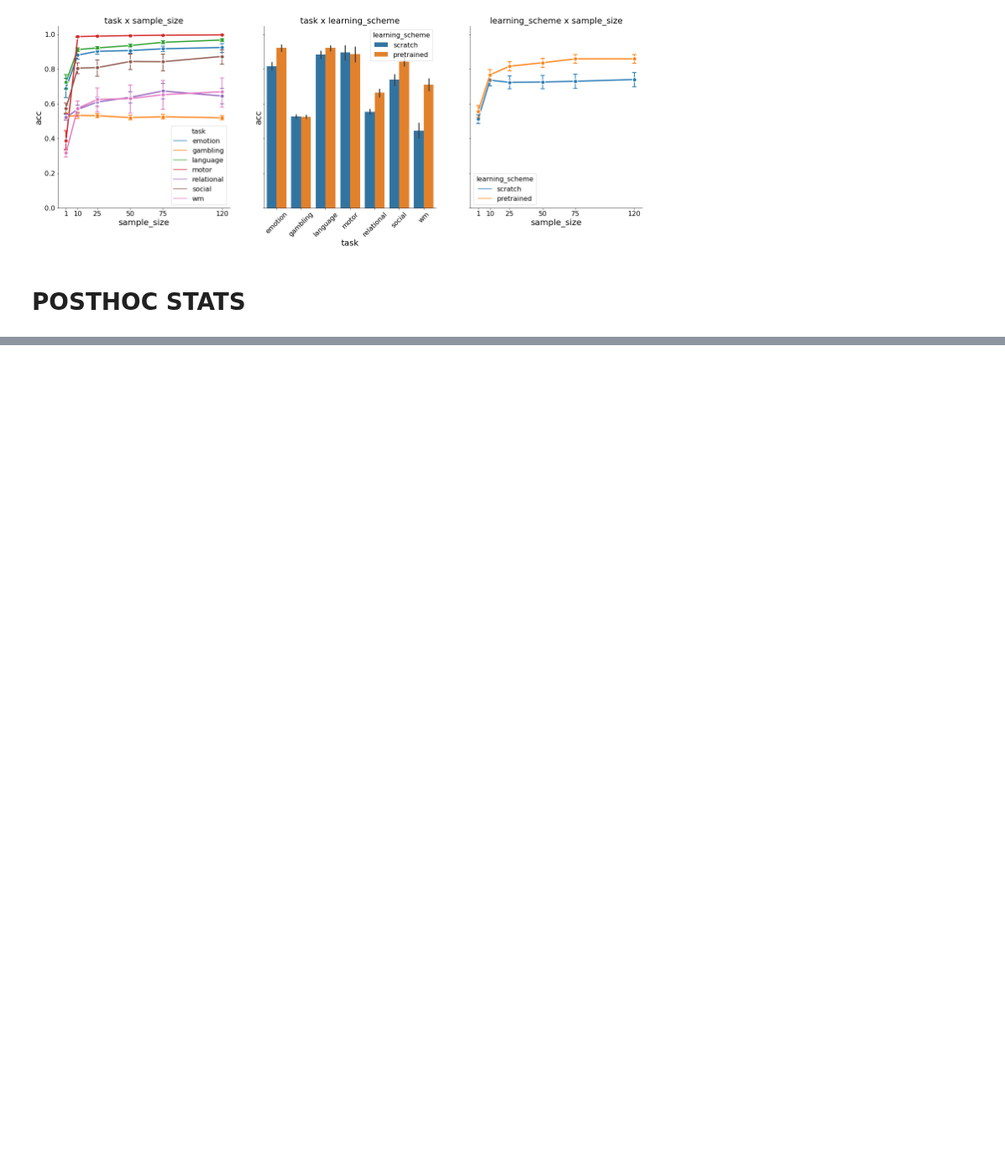
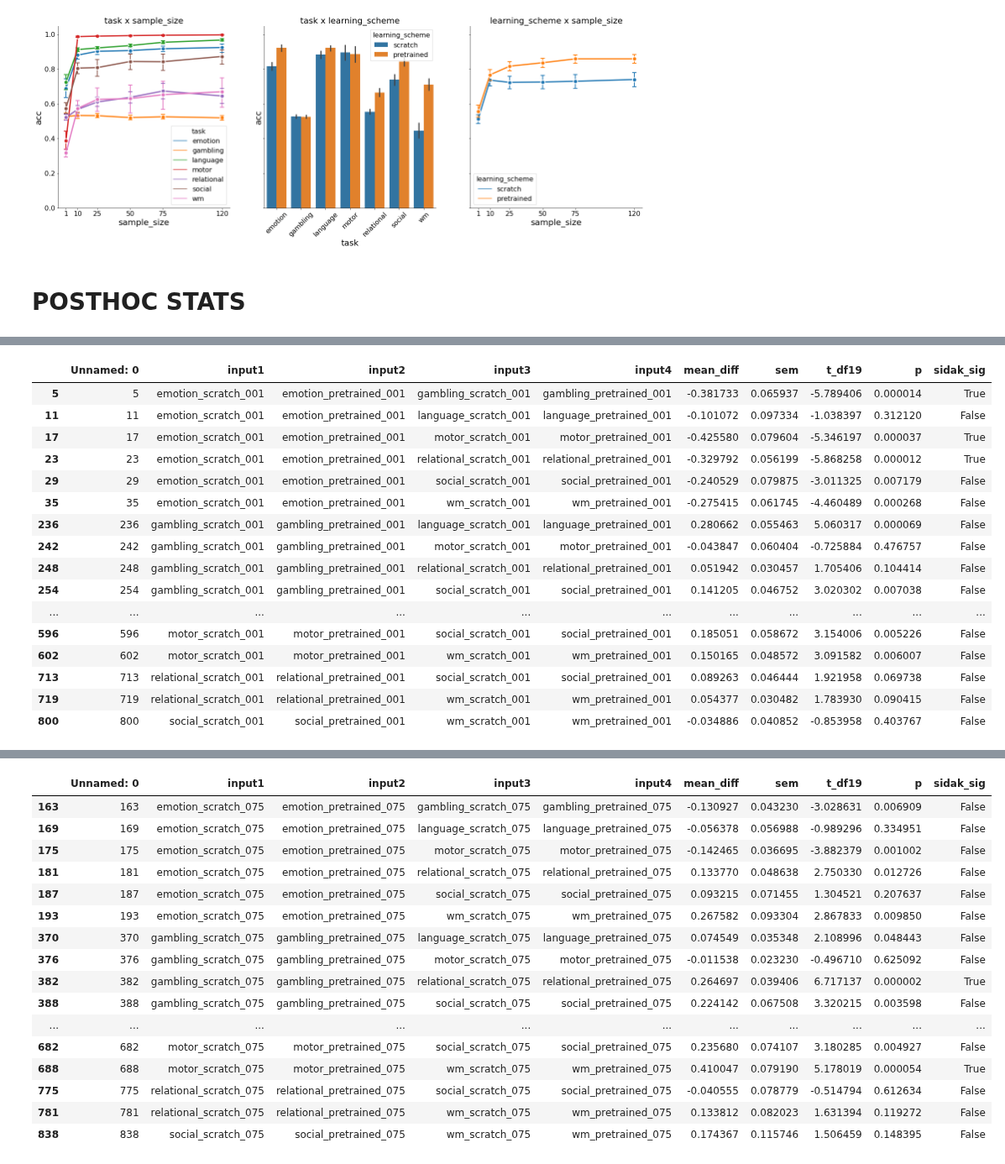
Before and after one commit to PhilippS893/thesis_code_and_analyses, a Jupyter notebook: 04_transfer_learning/analyse_tl.ipynb, the cells around one changed output, grey strips where cells are left out. Shown at 84% size. Drawn from its saved outputs; the diff is of its cells as text; code cells hidden in the pictures; blank space fills up the shorter version.

```diff
--- a/04_transfer_learning/analyse_tl.ipynb
+++ b/04_transfer_learning/analyse_tl.ipynb
@@ -565,0 +626,9 @@ df_posthoc
+# %%
+df = pd.read_csv("stats/pairwise-posthoc_task-scheme-size.csv")
+# %%
+test = 1-(1-.05)**(1/(36))
+# %%
+for i, j in enumerate(tasks):
+    this = df[(df.input1.str.contains(f"{j}_scratch")) & (df.input2.str.contains(f"{j}_pretrained"))].copy()
+    this["sidak_sig"] = this.p < test
+    display(this)
@@ -565,0 +755,23 @@ df_posthoc
+# %%
+df = pd.read_csv("stats/pairwise-posthoc_task-scheme-size_inter.csv")
+
+for i in sample_sizes:
+    display(df[(df.input1.str.contains(f"{i:03d}")) & (df.input2.str.contains(f"{i:03d}")) & (df.input3.str.contains(f"{i:03d}")) & (df.input4.str.contains(f"{i:03d}"))])
+# %% [output]
+|  | Unnamed: 0 | input1 | input2 | input3 | input4 | mean_diff | sem | t_df19 | p | sidak_sig |
+| 5 | 5 | emotion_scratch_001 | emotion_pretrained_001 | gambling_scratch_001 | gambling_pretrained_001 | -0.381733 | 0.065937 | -5.789406 | 0.000014 | True |
+| 11 | 11 | emotion_scratch_001 | emotion_pretrained_001 | language_scratch_001 | language_pretrained_001 | -0.101072 | 0.097334 | -1.038397 | 0.312120 | False |
+| 17 | 17 | emotion_scratch_001 | emotion_pretrained_001 | motor_scratch_001 | motor_pretrained_001 | -0.425580 | 0.079604 | -5.346197 | 0.000037 | True |
+| 23 | 23 | emotion_scratch_001 | emotion_pretrained_001 | relational_scratch_001 | relational_pretrained_001 | -0.329792 | 0.056199 | -5.868258 | 0.000012 | True |
+| 29 | 29 | emotion_scratch_001 | emotion_pretrained_001 | social_scratch_001 | social_pretrained_001 | -0.240529 | 0.079875 | -3.011325 | 0.007179 | False |
+| 35 | 35 | emotion_scratch_001 | emotion_pretrained_001 | wm_scratch_001 | wm_pretrained_001 | -0.275415 | 0.061745 | -4.460489 | 0.000268 | False |
+| 236 | 236 | gambling_scratch_001 | gambling_pretrained_001 | language_scratch_001 | language_pretrained_001 | 0.280662 | 0.055463 | 5.060317 | 0.000069 | False |
+| 242 | 242 | gambling_scratch_001 | gambling_pretrained_001 | motor_scratch_001 | motor_pretrained_001 | -0.043847 | 0.060404 | -0.725884 | 0.476757 | False |
+| 248 | 248 | gambling_scratch_001 | gambling_pretrained_001 | relational_scratch_001 | relational_pretrained_001 | 0.051942 | 0.030457 | 1.705406 | 0.104414 | False |
+| 254 | 254 | gambling_scratch_001 | gambling_pretrained_001 | social_scratch_001 | social_pretrained_001 | 0.141205 | 0.046752 | 3.020302 | 0.007038 | False |
+| ... | ... | ... | ... | ... | ... | ... | ... | ... | ... | ... |
+| 596 | 596 | motor_scratch_001 | motor_pretrained_001 | social_scratch_001 | social_pretrained_001 | 0.185051 | 0.058672 | 3.154006 | 0.005226 | False |
+| 602 | 602 | motor_scratch_001 | motor_pretrained_001 | wm_scratch_001 | wm_pretrained_001 | 0.150165 | 0.048572 | 3.091582 | 0.006007 | False |
+| 713 | 713 | relational_scratch_001 | relational_pretrained_001 | social_scratch_001 | social_pretrained_001 | 0.089263 | 0.046444 | 1.921958 | 0.069738 | False |
+| 719 | 719 | relational_scratch_001 | relational_pretrained_001 | wm_scratch_001 | wm_pretrained_001 | 0.054377 | 0.030482 | 1.783930 | 0.090415 | False |
+| 800 | 800 | social_scratch_001 | social_pretrained_001 | wm_scratch_001 | wm_pretrained_001 | -0.034886 | 0.040852 | -0.853958 | 0.403767 | False |
@@ -565,0 +829,17 @@ df_posthoc
+|  | Unnamed: 0 | input1 | input2 | input3 | input4 | mean_diff | sem | t_df19 | p | sidak_sig |
+| 163 | 163 | emotion_scratch_075 | emotion_pretrained_075 | gambling_scratch_075 | gambling_pretrained_075 | -0.130927 | 0.043230 | -3.028631 | 0.006909 | False |
+| 169 | 169 | emotion_scratch_075 | emotion_pretrained_075 | language_scratch_075 | language_pretrained_075 | -0.056378 | 0.056988 | -0.989296 | 0.334951 | False |
+| 175 | 175 | emotion_scratch_075 | emotion_pretrained_075 | motor_scratch_075 | motor_pretrained_075 | -0.142465 | 0.036695 | -3.882379 | 0.001002 | False |
+| 181 | 181 | emotion_scratch_075 | emotion_pretrained_075 | relational_scratch_075 | relational_pretrained_075 | 0.133770 | 0.048638 | 2.750330 | 0.012726 | False |
+| 187 | 187 | emotion_scratch_075 | emotion_pretrained_075 | social_scratch_075 | social_pretrained_075 | 0.093215 | 0.071455 | 1.304521 | 0.207637 | False |
+| 193 | 193 | emotion_scratch_075 | emotion_pretrained_075 | wm_scratch_075 | wm_pretrained_075 | 0.267582 | 0.093304 | 2.867833 | 0.009850 | False |
+| 370 | 370 | gambling_scratch_075 | gambling_pretrained_075 | language_scratch_075 | language_pretrained_075 | 0.074549 | 0.035348 | 2.108996 | 0.048443 | False |
+| 376 | 376 | gambling_scratch_075 | gambling_pretrained_075 | motor_scratch_075 | motor_pretrained_075 | -0.011538 | 0.023230 | -0.496710 | 0.625092 | False |
+| 382 | 382 | gambling_scratch_075 | gambling_pretrained_075 | relational_scratch_075 | relational_pretrained_075 | 0.264697 | 0.039406 | 6.717137 | 0.000002 | True |
+| 388 | 388 | gambling_scratch_075 | gambling_pretrained_075 | social_scratch_075 | social_pretrained_075 | 0.224142 | 0.067508 | 3.320215 | 0.003598 | False |
+| ... | ... | ... | ... | ... | ... | ... | ... | ... | ... | ... |
+| 682 | 682 | motor_scratch_075 | motor_pretrained_075 | social_scratch_075 | social_pretrained_075 | 0.235680 | 0.074107 | 3.180285 | 0.004927 | False |
+| 688 | 688 | motor_scratch_075 | motor_pretrained_075 | wm_scratch_075 | wm_pretrained_075 | 0.410047 | 0.079190 | 5.178019 | 0.000054 | True |
+| 775 | 775 | relational_scratch_075 | relational_pretrained_075 | social_scratch_075 | social_pretrained_075 | -0.040555 | 0.078779 | -0.514794 | 0.612634 | False |
+| 781 | 781 | relational_scratch_075 | relational_pretrained_075 | wm_scratch_075 | wm_pretrained_075 | 0.133812 | 0.082023 | 1.631394 | 0.119272 | False |
+| 838 | 838 | social_scratch_075 | social_pretrained_075 | wm_scratch_075 | wm_pretrained_075 | 0.174367 | 0.115746 | 1.506459 | 0.148395 | False |
```
Also changed, not shown: parts of 14 cells of this notebook, 38 other files.
